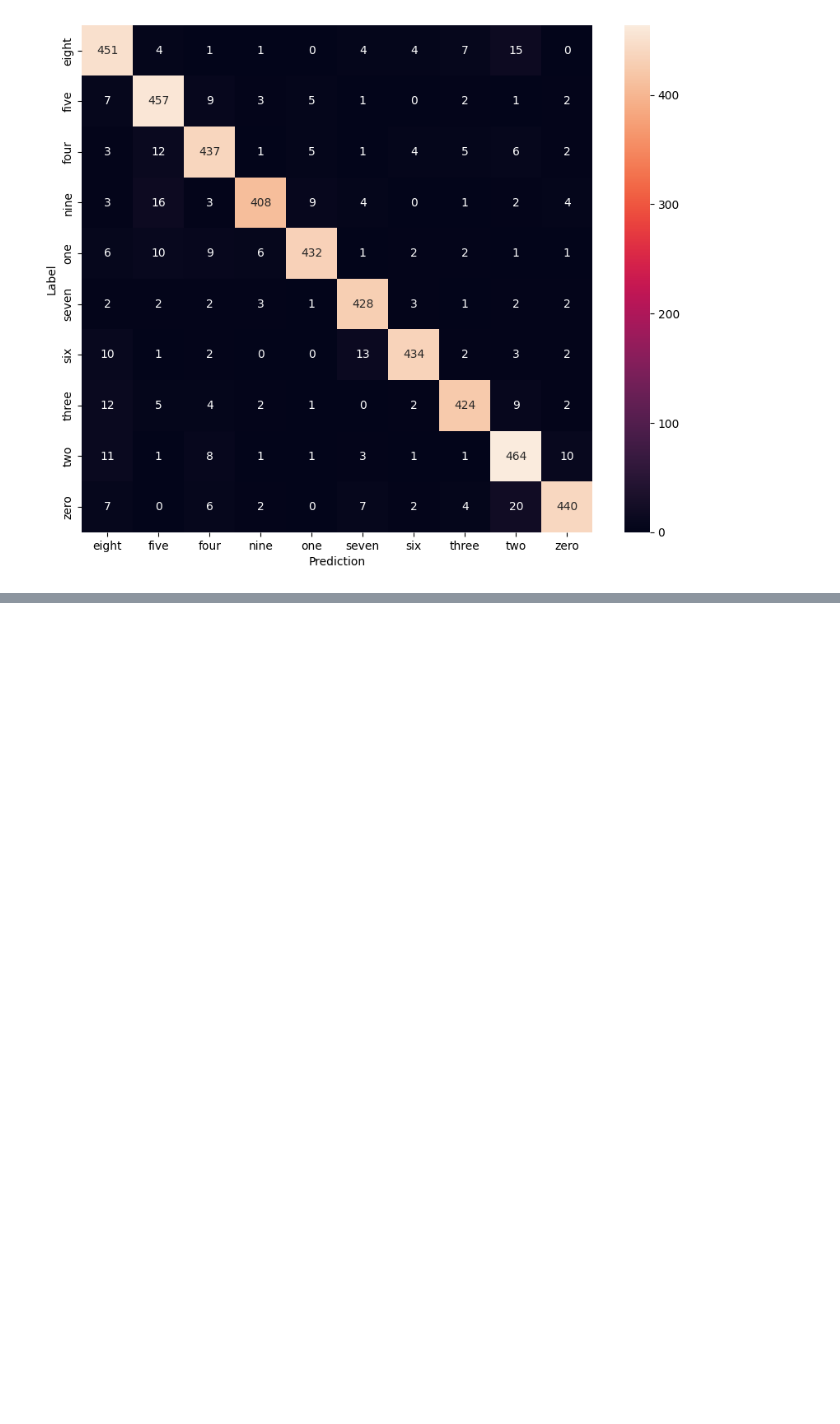
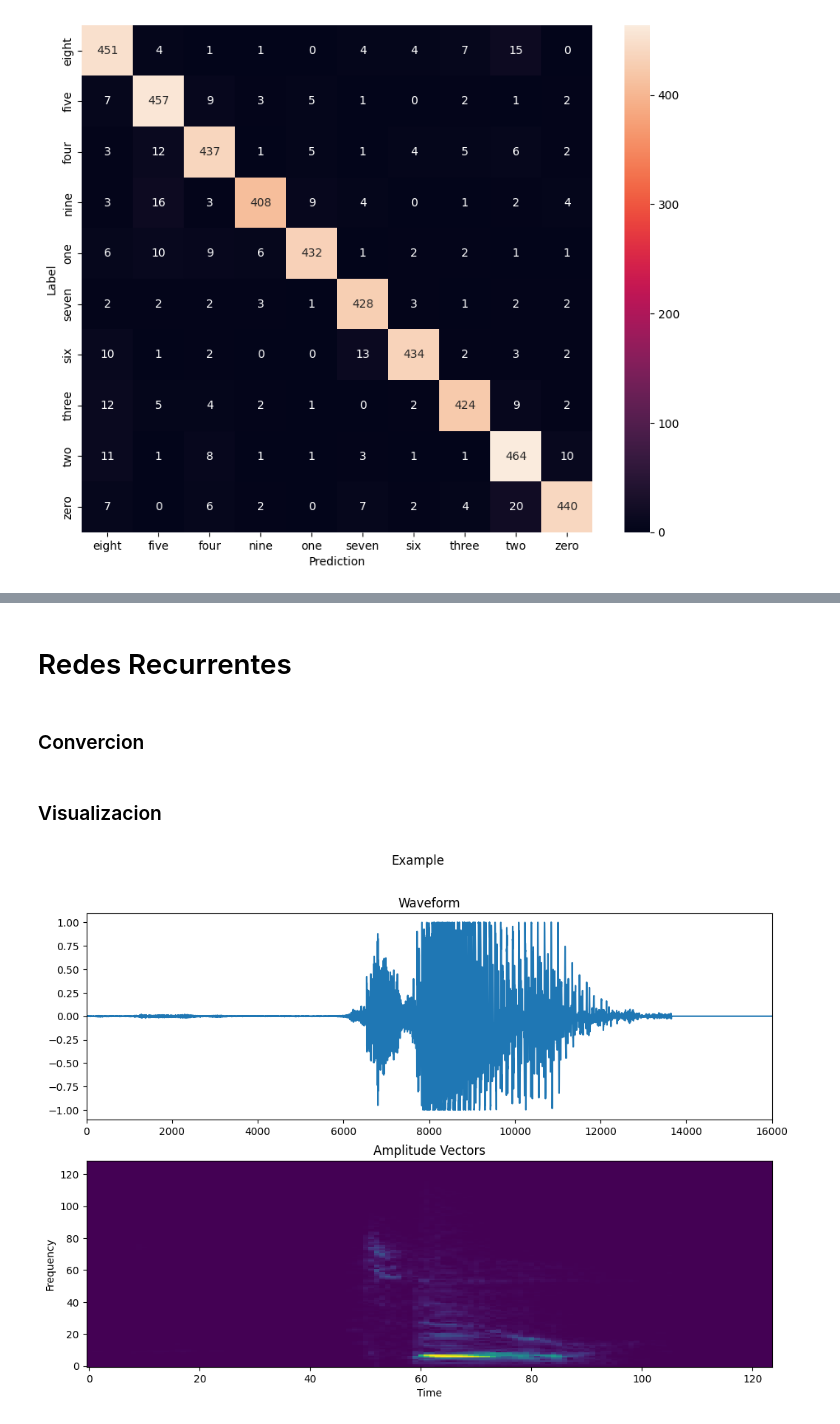
Before and after one commit to amaranto/tf-keras-examples-tp2, a Jupyter notebook: eje1/Audio_MNIST.ipynb, the cells around one changed output, grey strips where cells are left out. Saved outputs shown, nothing was run; the diff lists cells and outputs as text; code cells hidden in the pictures; blank space fills up the shorter version.

Commit message:
RNN for frecuantial vectors

```diff
--- a/eje1/Audio_MNIST.ipynb
+++ b/eje1/Audio_MNIST.ipynb
@@ -547,3 +645,23 @@ display.display(display.Audio(waveform, rate=16000))
 # %% [output]
 [figure]
 [interactive output not drawn]
+# %% [markdown]
+# Redes Recurrentes
+# %% [markdown]
+### Convercion
+# %%
+def get_amplitude_vectors(waveform):
+    stft = tf.signal.stft(
+        waveform, frame_length=255, frame_step=128)
+    amplitude_vectors = tf.abs(stft)
+    return amplitude_vectors
+
+def make_freq_vector_ds(ds):
+    return ds.map(
+        map_func=lambda audio, label: (get_amplitude_vectors(audio), label),
+        num_parallel_calls=tf.data.AUTOTUNE)
+
+def plot_amplitude_vectors(amplitude_vectors, ax):
+    ax.imshow(amplitude_vectors.T, aspect='auto', origin='lower', interpolation='none')
+    ax.set_xlabel('Time')
+    ax.set_ylabel('Frequency')
@@ -549,0 +677,22 @@ display.display(display.Audio(waveform, rate=16000))
+# %% [markdown]
+### Visualizacion
+# %%
+for example_waveforms, example_labels in train_ds.take(1):
+    break
+
+# Transformar el waveform a vectores de amplitud de frecuencia
+example_amplitude_vectors = get_amplitude_vectors(example_waveforms)
+
+# Visualizar un ejemplo
+fig, axes = plt.subplots(2, figsize=(12, 8))
+timescale = np.arange(example_waveforms[0].shape[0])
+axes[0].plot(timescale, example_waveforms[0].numpy())
+axes[0].set_title('Waveform')
+axes[0].set_xlim([0, 16000])
+
+plot_amplitude_vectors(example_amplitude_vectors[0].numpy(), axes[1])
+axes[1].set_title('Amplitude Vectors')
+plt.suptitle('Example')
+plt.show()
+# %% [output]
+[figure, added]
```
Also changed, not shown: parts of 19 cells of this notebook.
